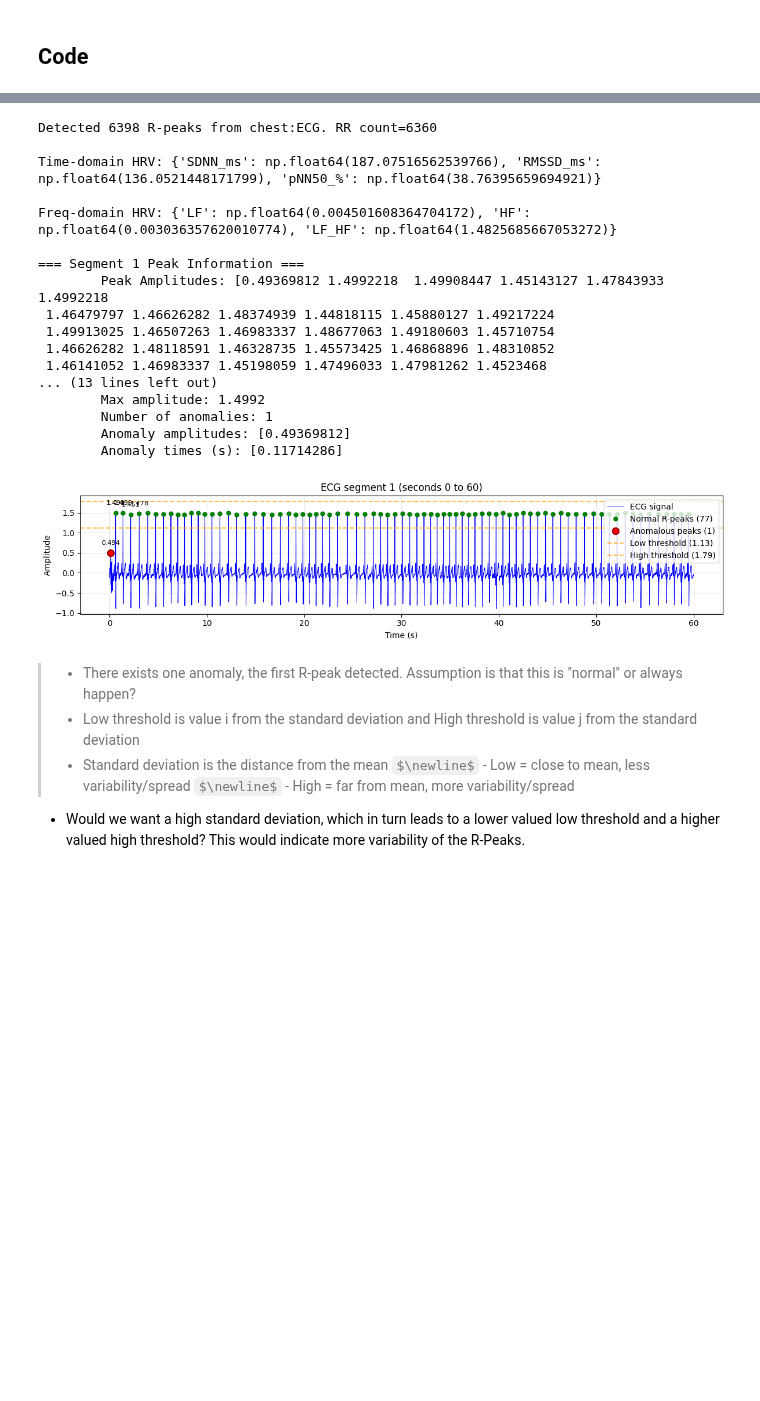
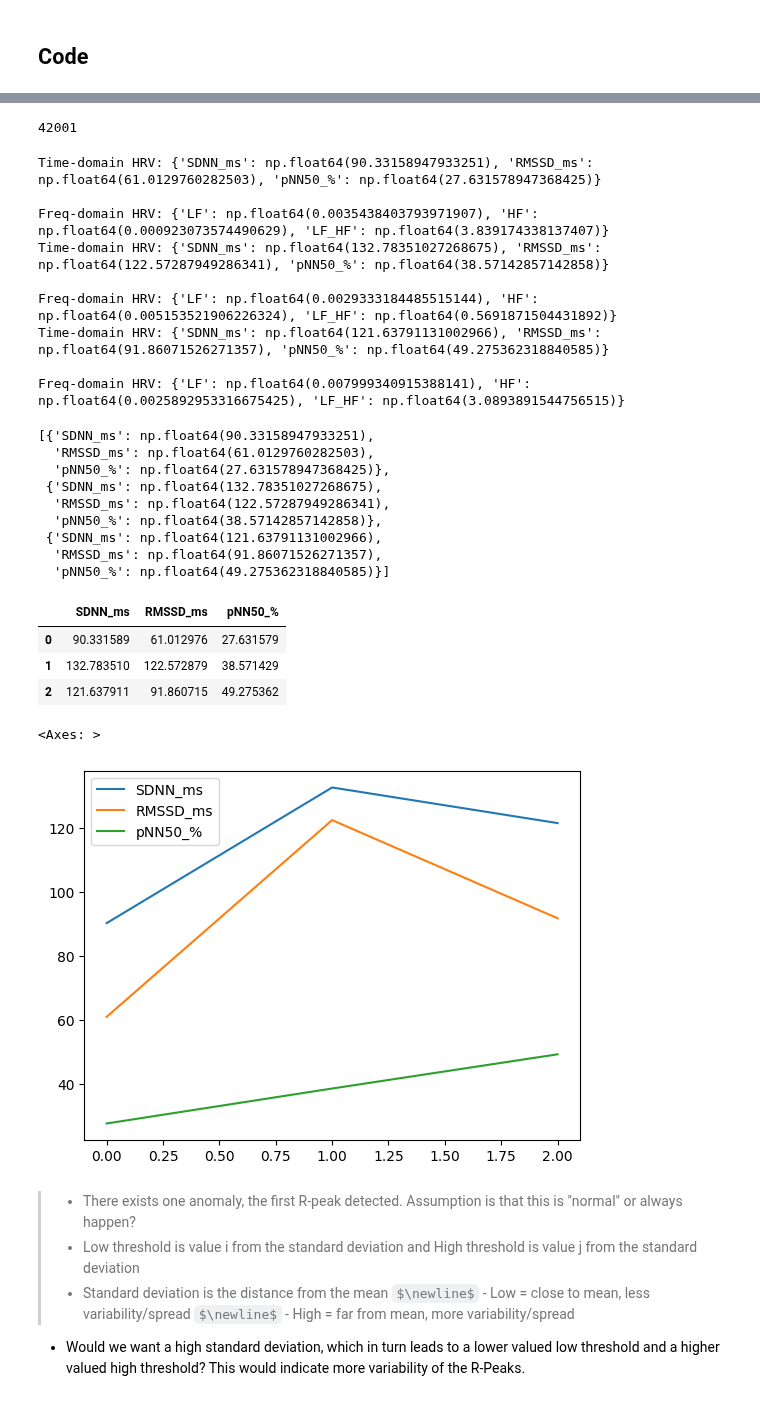
Before and after one commit to invisible-illness-project/lamina, a Jupyter notebook: notebook_experiments/ans_basics_via_wesad/ecg_to_hr.ipynb, the cells around one changed output, grey strips where cells are left out. Drawn from its saved outputs; the diff is of its cells as text; code cells hidden in the pictures; some formulas as TeX source; blank space fills up the shorter version.

Commit message:
feat: splitting to subset and plotting hrv over time

```diff
--- a/notebook_experiments/ans_basics_via_wesad/ecg_to_hr.ipynb
+++ b/notebook_experiments/ans_basics_via_wesad/ecg_to_hr.ipynb
@@ -119,0 +118,4 @@ S
+# %%
+subset_data_N = 126000
+subset_series = s_df.loc[:subset_data_N, "ECG"]
+subset_series
@@ -120,3 +135,8 @@ S
+# %%
+splits = np.array_split(subset_series, 3)
+len(splits[0])
+# %% [output]
+42001
 # %%
 def rr_from_ecg(ecg, fs, min_rr=0.3, max_rr=2.0):
     """Very simple R-peak detection + RR intervals (seconds)."""
@@ -325,33 +322,52 @@ for ns in ['chest', 'wrist']:
 # %%
-if ecg is not None:
-    peaks, rr = rr_from_ecg(ecg, fs_ecg)
-    print(f"Detected {len(peaks)} R-peaks from {source}. RR count={len(rr)}\n")
+fs_ecg = 700.0  # Use correct sampling rate from WESAD
+
+collect_hrv_time_metrics = []
+collect_hrv_freq_metrics = []
+for split in splits:
+    peaks, rr = rr_from_ecg(split, fs_ecg)
+    # print(f"Detected {len(peaks)} R-peaks from {source}. RR count={len(rr)}\n")
     print(f"Time-domain HRV: {hrv_time(rr)}\n")
     print(f"Freq-domain HRV: {hrv_freq(rr)}")
+    collect_hrv_time_metrics.append(hrv_time(rr))
+    collect_hrv_freq_metrics.append(hrv_freq(rr))
 
     # Plot each segment separately
-    plot_ecg_segment(ecg, peaks, fs_ecg, segment_idx=0, segment_duration=60)
-else:
-    print("No ECG channel found.")
+    # plot_ecg_segment(split, peaks, fs_ecg, segment_idx=0, segment_duration=60)
+
+collect_hrv_time_metrics
 # %% [output]
-Detected 6398 R-peaks from chest:ECG. RR count=6360
+Time-domain HRV: {'SDNN_ms': np.float64(90.33158947933251), 'RMSSD_ms': np.float64(61.0129760282503), 'pNN50_%': np.float64(27.631578947368425)}
 
-Time-domain HRV: {'SDNN_ms': np.float64(187.07516562539766), 'RMSSD_ms': np.float64(136.0521448171799), 'pNN50_%': np.float64(38.76395659694921)}
+Freq-domain HRV: {'LF': np.float64(0.0035438403793971907), 'HF': np.float64(0.000923073574490629), 'LF_HF': np.float64(3.839174338137407)}
+Time-domain HRV: {'SDNN_ms': np.float64(132.78351027268675), 'RMSSD_ms': np.float64(122.57287949286341), 'pNN50_%': np.float64(38.57142857142858)}
 
-Freq-domain HRV: {'LF': np.float64(0.004501608364704172), 'HF': np.float64(0.003036357620010774), 'LF_HF': np.float64(1.4825685667053272)}
+Freq-domain HRV: {'LF': np.float64(0.0029333184485515144), 'HF': np.float64(0.005153521906226324), 'LF_HF': np.float64(0.5691871504431892)}
+Time-domain HRV: {'SDNN_ms': np.float64(121.63791131002966), 'RMSSD_ms': np.float64(91.86071526271357), 'pNN50_%': np.float64(49.275362318840585)}
 
-=== Segment 1 Peak Information ===
-        Peak Amplitudes: [0.49369812 1.4992218  1.49908447 1.45143127 1.47843933 1.4992218
- 1.46479797 1.46626282 1.48374939 1.44818115 1.45880127 1.49217224
- 1.49913025 1.46507263 1.46983337 1.48677063 1.49180603 1.45710754
- 1.46626282 1.48118591 1.46328735 1.45573425 1.46868896 1.48310852
- 1.46141052 1.46983337 1.45198059 1.47496033 1.47981262 1.4523468
-... (13 lines left out)
-        Max amplitude: 1.4992
-        Number of anomalies: 1
-        Anomaly amplitudes: [0.49369812]
-        Anomaly times (s): [0.11714286]
+Freq-domain HRV: {'LF': np.float64(0.007999340915388141), 'HF': np.float64(0.0025892953316675425), 'LF_HF': np.float64(3.0893891544756515)}
-[figure, removed]
+[{'SDNN_ms': np.float64(90.33158947933251),
+  'RMSSD_ms': np.float64(61.0129760282503),
+  'pNN50_%': np.float64(27.631578947368425)},
+ {'SDNN_ms': np.float64(132.78351027268675),
+  'RMSSD_ms': np.float64(122.57287949286341),
+  'pNN50_%': np.float64(38.57142857142858)},
+ {'SDNN_ms': np.float64(121.63791131002966),
+  'RMSSD_ms': np.float64(91.86071526271357),
+  'pNN50_%': np.float64(49.275362318840585)}]
+# %%
+collect_hrv_time_metrics_df = pd.DataFrame(collect_hrv_time_metrics)
+collect_hrv_time_metrics_df
+# %% [output]
+|  | SDNN_ms | RMSSD_ms | pNN50_% |
+| 0 | 90.331589 | 61.012976 | 27.631579 |
+| 1 | 132.783510 | 122.572879 | 38.571429 |
+| 2 | 121.637911 | 91.860715 | 49.275362 |
+# %%
+collect_hrv_time_metrics_df.plot.line()
+# %% [output]
+<Axes: >
+[figure, added]
 # %% [markdown]
 > - There exists one anomaly, the first R-peak detected. Assumption is that this is "normal" or always happen?
 > - Low threshold is value i from the standard deviation and High threshold is value j from the standard deviation
```
Also changed, not shown: parts of 17 cells of this notebook.
